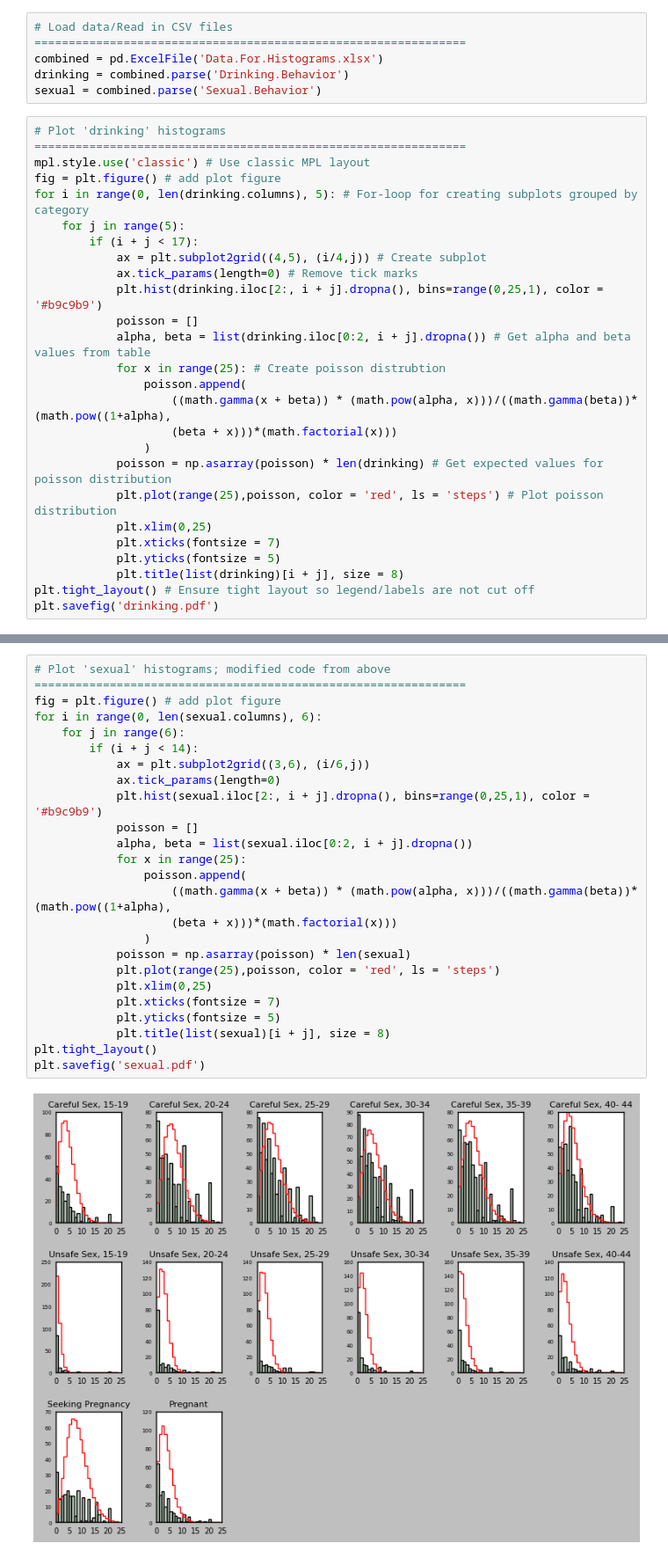
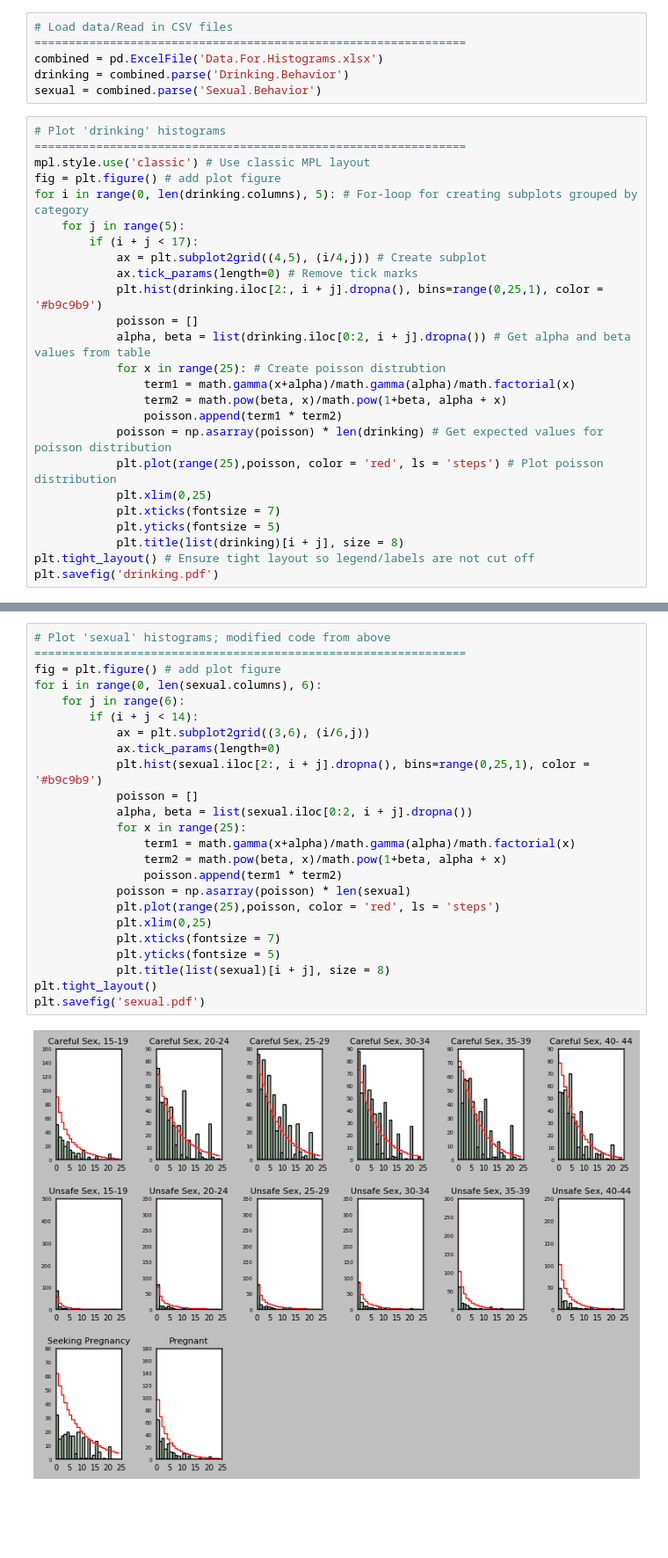
Before and after one commit to rezayas/SimulationDataVisualization, a Jupyter notebook: 16. Safe Sex Histograms/16. Safe Sex Histograms.ipynb, the cells around one changed output, grey strips where cells are left out. Shown at 88% size. Saved outputs shown, nothing was run; the diff lists cells and outputs as text; blank space fills up the shorter version.

```diff
--- a/16. Safe Sex Histograms/16. Safe Sex Histograms.ipynb
+++ b/16. Safe Sex Histograms/16. Safe Sex Histograms.ipynb
@@ -24,10 +24,9 @@ for i in range(0, len(drinking.columns), 5): # For-loop for creating subplots gr
             poisson = []
             alpha, beta = list(drinking.iloc[0:2, i + j].dropna()) # Get alpha and beta values from table
             for x in range(25): # Create poisson distrubtion
-                poisson.append(
-                    ((math.gamma(x + beta)) * (math.pow(alpha, x)))/((math.gamma(beta))*(math.pow((1+alpha),
-                    (beta + x)))*(math.factorial(x)))
-                )
+                term1 = math.gamma(x+alpha)/math.gamma(alpha)/math.factorial(x)
+                term2 = math.pow(beta, x)/math.pow(1+beta, alpha + x)
+                poisson.append(term1 * term2)
             poisson = np.asarray(poisson) * len(drinking) # Get expected values for poisson distribution
             plt.plot(range(25),poisson, color = 'red', ls = 'steps') # Plot poisson distribution
             plt.xlim(0,25)
@@ -41,26 +40,25 @@ plt.savefig('drinking.pdf')
 # %%
 # Plot 'sexual' histograms; modified code from above ===============================================================
 fig = plt.figure() # add plot figure
 for i in range(0, len(sexual.columns), 6):
     for j in range(6):
         if (i + j < 14):
             ax = plt.subplot2grid((3,6), (i/6,j))
             ax.tick_params(length=0)
             plt.hist(sexual.iloc[2:, i + j].dropna(), bins=range(0,25,1), color = '#b9c9b9')
             poisson = []
             alpha, beta = list(sexual.iloc[0:2, i + j].dropna())
             for x in range(25):
-                poisson.append(
-                    ((math.gamma(x + beta)) * (math.pow(alpha, x)))/((math.gamma(beta))*(math.pow((1+alpha),
-                    (beta + x)))*(math.factorial(x)))
-                )
+                term1 = math.gamma(x+alpha)/math.gamma(alpha)/math.factorial(x)
+                term2 = math.pow(beta, x)/math.pow(1+beta, alpha + x)
+                poisson.append(term1 * term2)
             poisson = np.asarray(poisson) * len(sexual)
             plt.plot(range(25),poisson, color = 'red', ls = 'steps')
             plt.xlim(0,25)
             plt.xticks(fontsize = 7)
             plt.yticks(fontsize = 5)
             plt.title(list(sexual)[i + j], size = 8)
 plt.tight_layout()
 plt.savefig('sexual.pdf')
 # %% [output]
-[figure, old version]
+[figure, new version]
```
Also changed, not shown: parts of 1 cell of this notebook, 2 other files.
